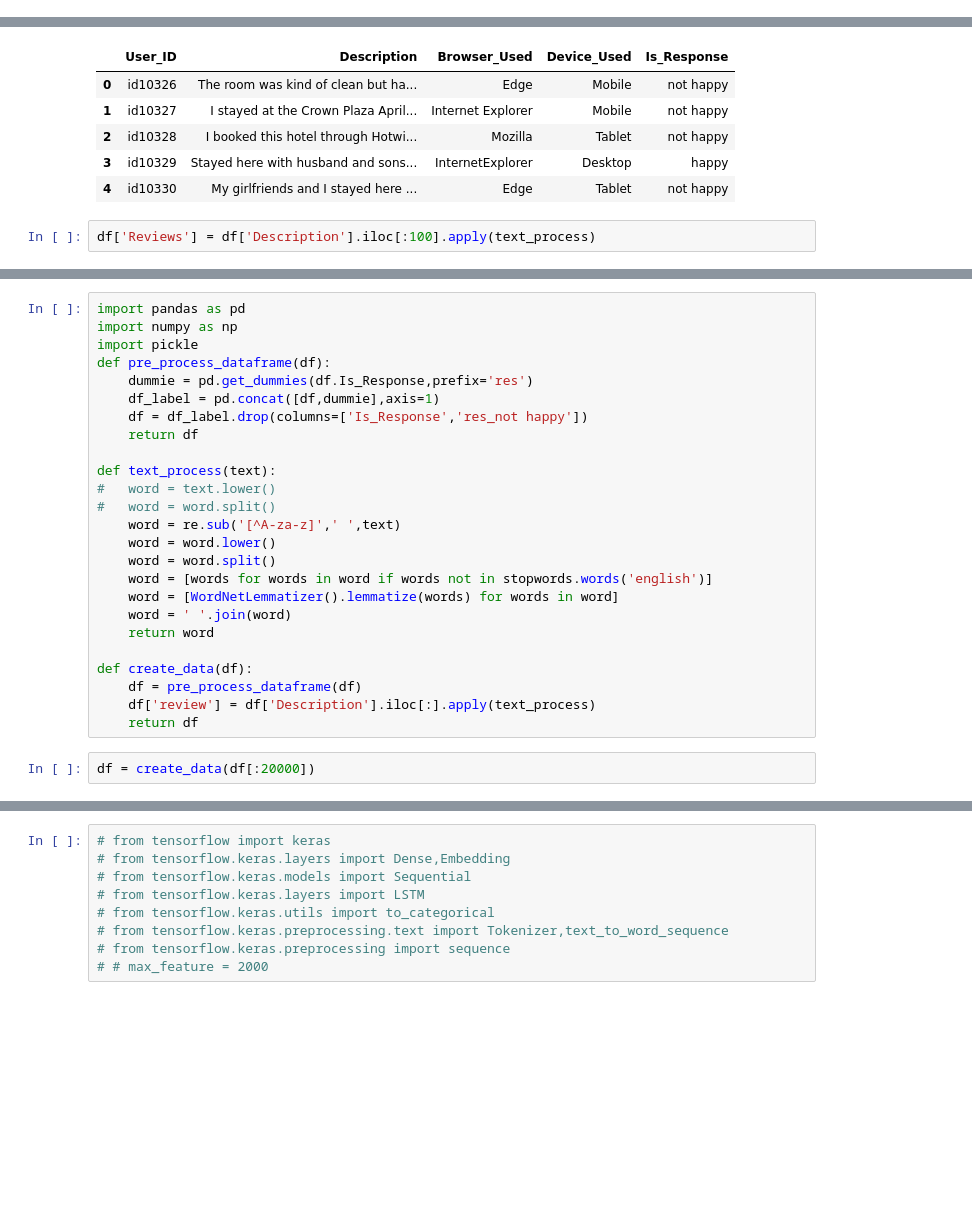
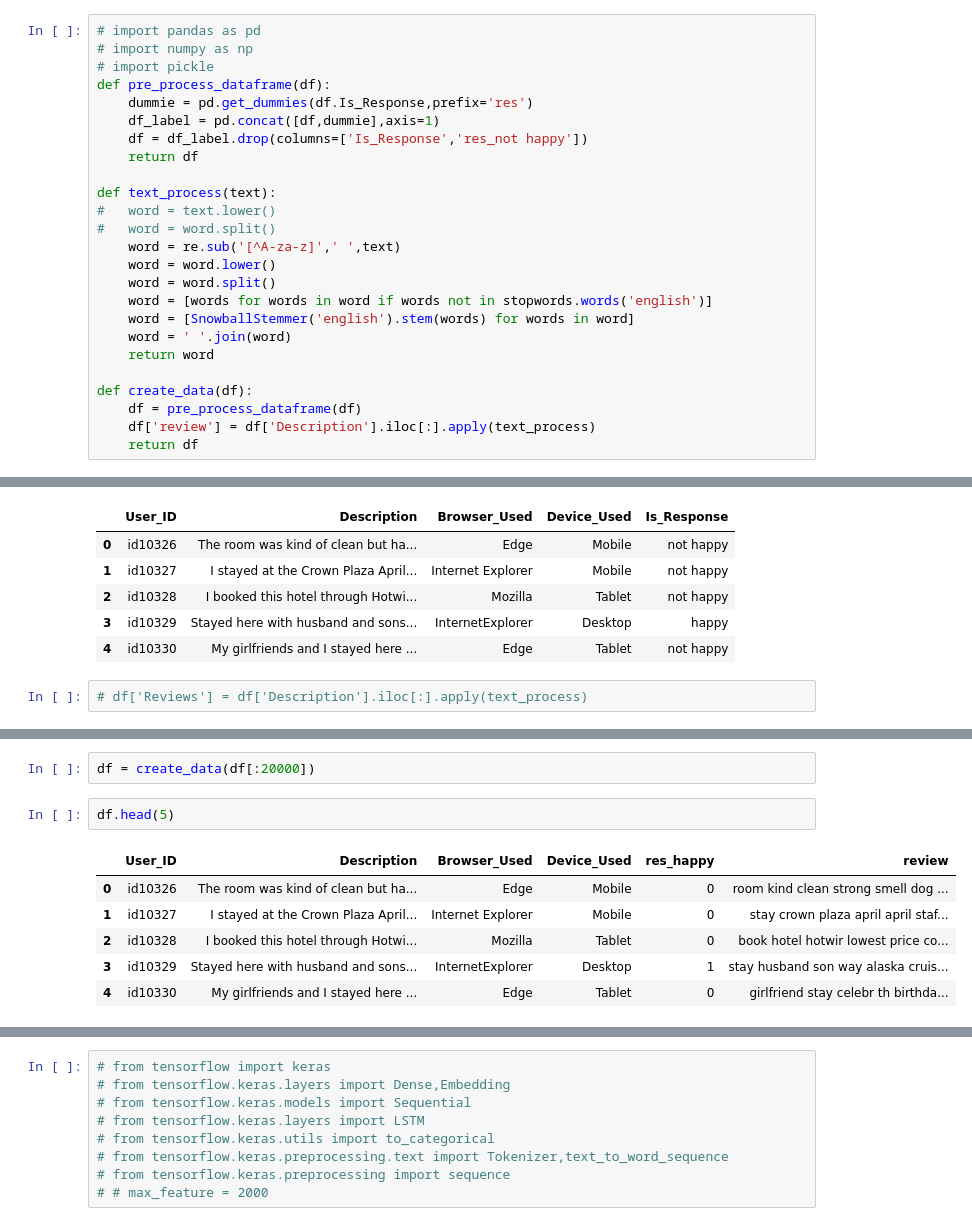
Before and after one commit to Intraraksa/ML-projects, a Jupyter notebook: Notebook/Hotel-reviews.ipynb, the cells around one changed output, grey strips where cells are left out. Drawn from its saved outputs; the diff is of its cells as text; blank space fills up the shorter version.

```diff
--- a/Notebook/Hotel-reviews.ipynb
+++ b/Notebook/Hotel-reviews.ipynb
@@ -23,6 +23,31 @@ They can make flaiure classification
 ![google-stop-words.png](attachment:google-stop-words.png)
 # %%
 df = pd.read_csv('../data/hotel-review/hotel-reviews.csv')
+# %%
+# import pandas as pd
+# import numpy as np
+# import pickle
+def pre_process_dataframe(df):
+    dummie = pd.get_dummies(df.Is_Response,prefix='res')
+    df_label = pd.concat([df,dummie],axis=1)
+    df = df_label.drop(columns=['Is_Response','res_not happy'])
+    return df
+
+def text_process(text):
+#   word = text.lower()
+#   word = word.split()
+    word = re.sub('[^A-za-z]',' ',text)
+    word = word.lower()
+    word = word.split()
+    word = [words for words in word if words not in stopwords.words('english')]
+    word = [SnowballStemmer('english').stem(words) for words in word]
+    word = ' '.join(word)
+    return word
+
+def create_data(df):
+    df = pre_process_dataframe(df)
+    df['review'] = df['Description'].iloc[:].apply(text_process)
+    return df
 # %%
 df.head()
 # %% [output]
@@ -33,4 +58,4 @@ df.head()
 | 3 | id10329 | Stayed here with husband and sons... | InternetExplorer | Desktop | happy |
 | 4 | id10330 | My girlfriends and I stayed here ... | Edge | Tablet | not happy |
 # %%
-df['Reviews'] = df['Description'].iloc[:100].apply(text_process)
+# df['Reviews'] = df['Description'].iloc[:].apply(text_process)
@@ -57,28 +62,12 @@ Name: Reviews, dtype: object
-# %%
-import pandas as pd
-import numpy as np
-import pickle
-def pre_process_dataframe(df):
-    dummie = pd.get_dummies(df.Is_Response,prefix='res')
-    df_label = pd.concat([df,dummie],axis=1)
-    df = df_label.drop(columns=['Is_Response','res_not happy'])
-    return df
-
-def text_process(text):
-#   word = text.lower()
-#   word = word.split()
-    word = re.sub('[^A-za-z]',' ',text)
-    word = word.lower()
-    word = word.split()
-    word = [words for words in word if words not in stopwords.words('english')]
-    word = [WordNetLemmatizer().lemmatize(words) for words in word]
-    word = ' '.join(word)
-    return word
-
-def create_data(df):
-    df = pre_process_dataframe(df)
-    df['review'] = df['Description'].iloc[:].apply(text_process)
-    return df
 # %%
 df = create_data(df[:20000])
+# %%
+df.head(5)
+# %% [output]
+|  | User_ID | Description | Browser_Used | Device_Used | res_happy | review |
+| 0 | id10326 | The room was kind of clean but ha... | Edge | Mobile | 0 | room kind clean strong smell dog ... |
+| 1 | id10327 | I stayed at the Crown Plaza April... | Internet Explorer | Mobile | 0 | stay crown plaza april april staf... |
+| 2 | id10328 | I booked this hotel through Hotwi... | Mozilla | Tablet | 0 | book hotel hotwir lowest price co... |
+| 3 | id10329 | Stayed here with husband and sons... | InternetExplorer | Desktop | 1 | stay husband son way alaska cruis... |
+| 4 | id10330 | My girlfriends and I stayed here ... | Edge | Tablet | 0 | girlfriend stay celebr th birthda... |
 # %%
```
Also changed, not shown: parts of 15 cells of this notebook.
